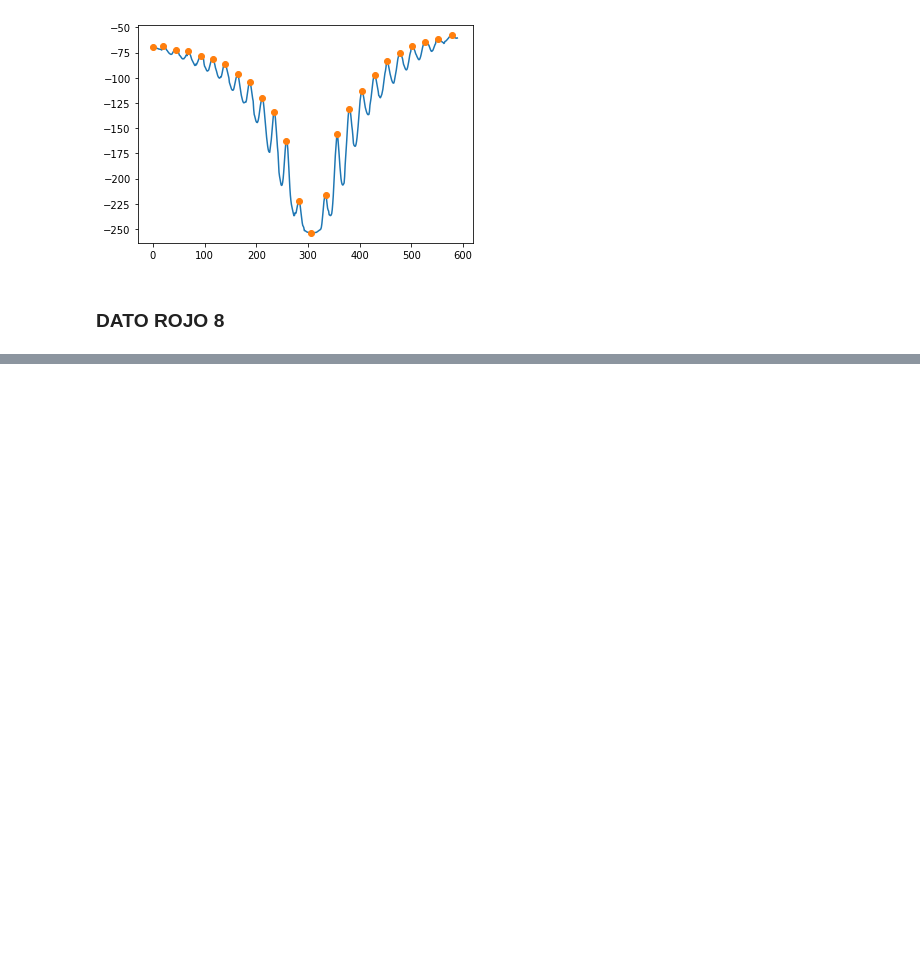
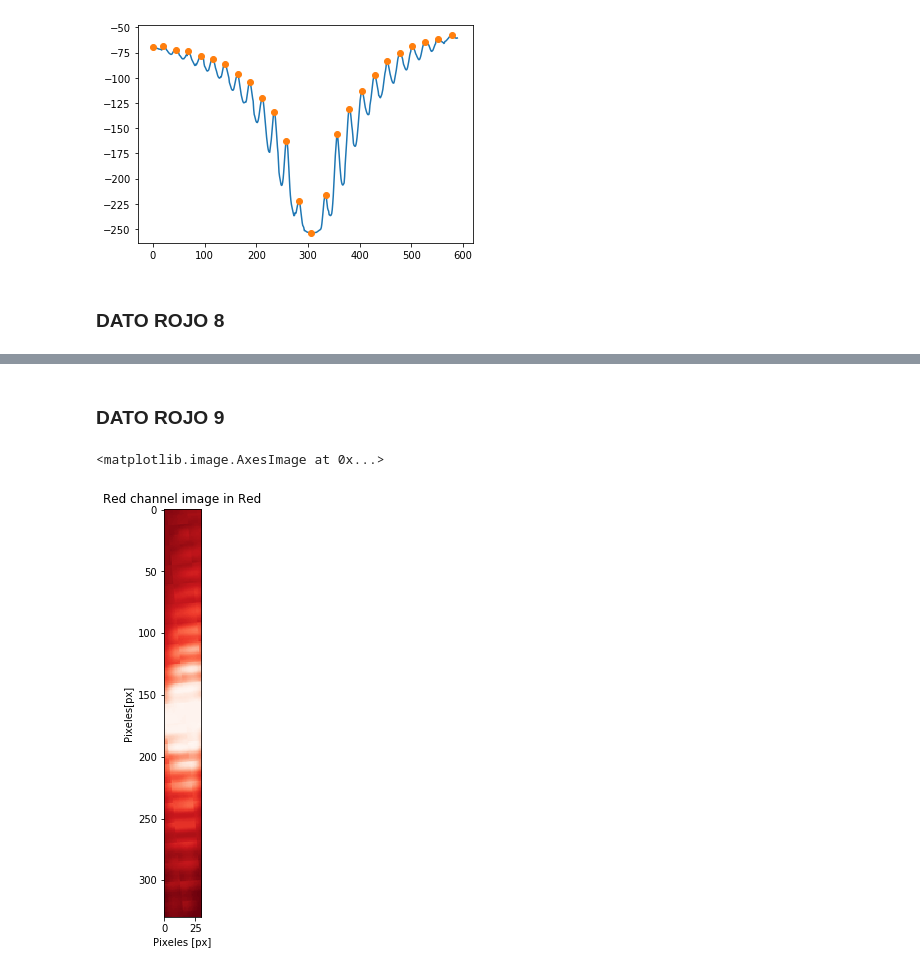
Before and after one commit to LunaKadysz/Laboratorio-4, a Jupyter notebook: Practica2/Practica2.ipynb, the cells around one changed output, grey strips where cells are left out. Cells and saved outputs as stored; diff of their text form; code cells hidden in the pictures; blank space fills up the shorter version.

```diff
--- a/Practica2/Practica2.ipynb
+++ b/Practica2/Practica2.ipynb
@@ -511,18 +517,23 @@ print(f'La diferencia media entre minimos es: {np.mean(p)} +- {np.std(p)}')
+# %% [markdown]
+### DATO ROJO  9
 # %%
 %matplotlib inline
 
 color = 'Red'
-A = images_dict['datosrojo3'][color]
+A = images_dict['datosrojo9'][color]
 plt.figure(figsize = (9, 7.5))
 plt.imshow(A, cmap=plt.cm.Reds_r)
 plt.title(f'{color} channel image in {color}')
 plt.xlabel('Pixeles [px]')
 plt.ylabel('Pixeles[px]')
 
-R = ndimage.rotate(A, 2)[50:800,300:335]
+R = ndimage.rotate(A, 5.1)[300:630,325:355]
 Rt = np.transpose(R)
 plt.imshow(Rt, cmap=plt.cm.Reds_r)
 plt.imshow(R, cmap=plt.cm.Reds_r)
+# %% [output]
+<matplotlib.image.AxesImage at 0x...>
+[figure, added]
 # %%
 plt.figure(figsize = (10, 7))
 for i in range(30):
```
Also changed, not shown: parts of 8 cells of this notebook.
